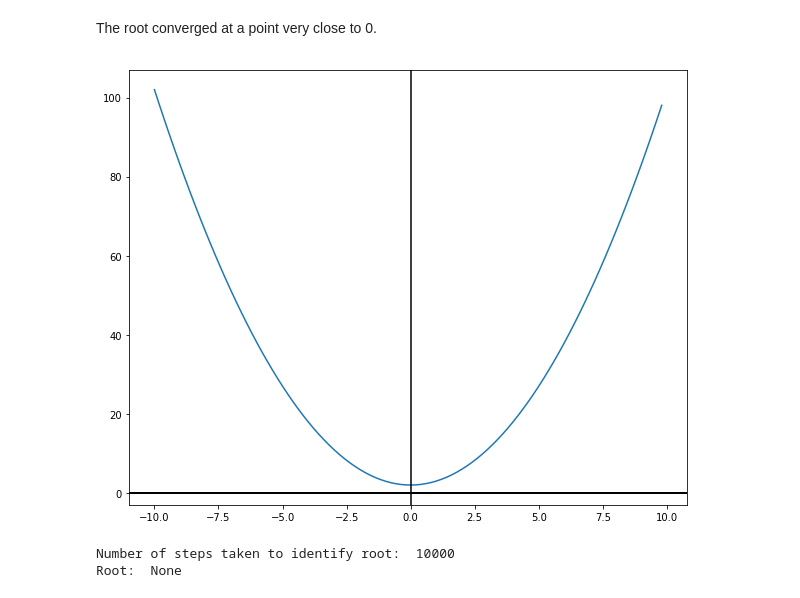
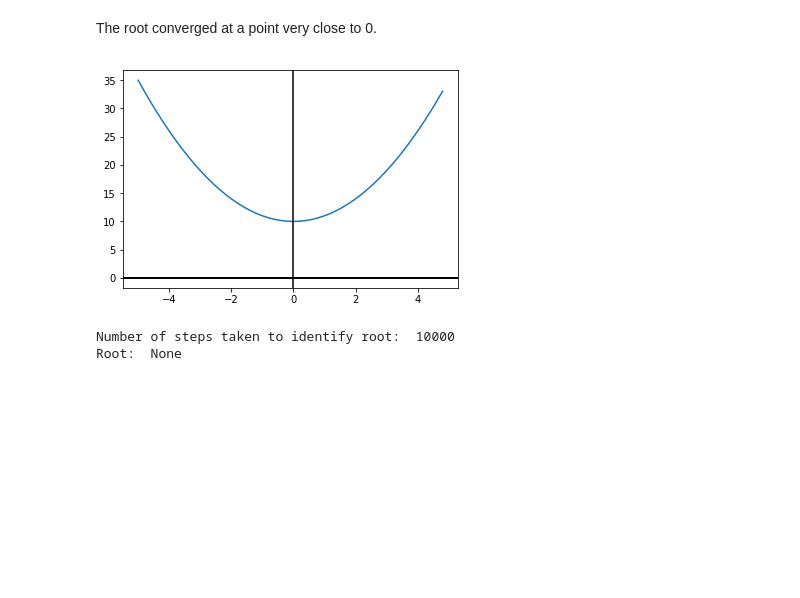
Before and after one commit to neha-arora-root/The_Math_Of_Intelligence, a Jupyter notebook: week2/newton_find_roots.ipynb, the cells around one changed output. Drawn from its saved outputs; the diff is of its cells as text; code cells hidden in the pictures; blank space fills up the shorter version.

```diff
--- a/week2/newton_find_roots.ipynb
+++ b/week2/newton_find_roots.ipynb
@@ -165,17 +165,17 @@ The root converged at a point very close to 0.
 # %%
 '''
 Now let's try for a function whose roots do not exist,
 for example, f(x) = x**2 + 2
 '''
 
 def f4(x):
-    return x**2 + 2
+    return x**2 + 10
 
-plot_f(f4, -10, 10)
+plot_f(f4, -5, 5)
 
 root = newtons_method(-1, f4, epsilon = 1e-10, verbose=True)
 print ("Root: ", root)
 # %% [output]
-[figure, old version]
+[figure, new version]
 Number of steps taken to identify root:  10000
 Root:  None
```
Also changed, not shown: parts of 4 cells of this notebook.
